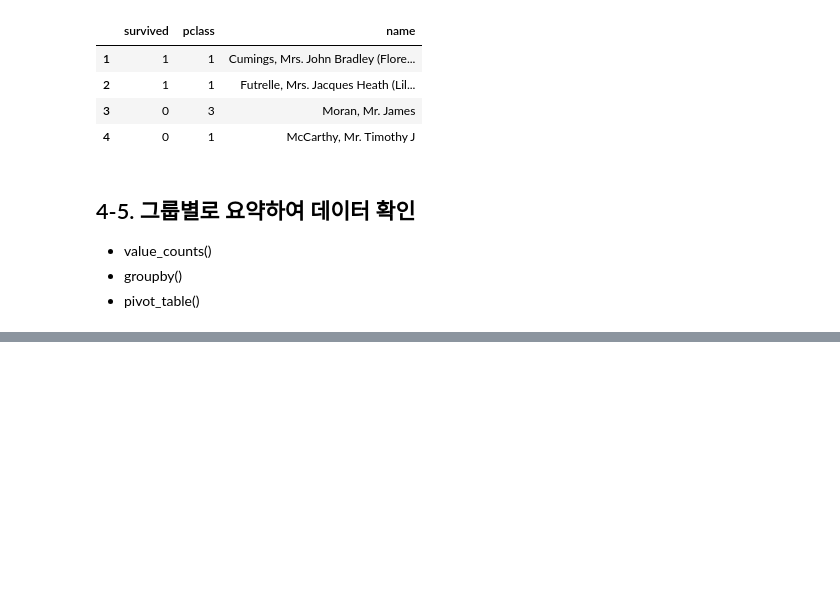
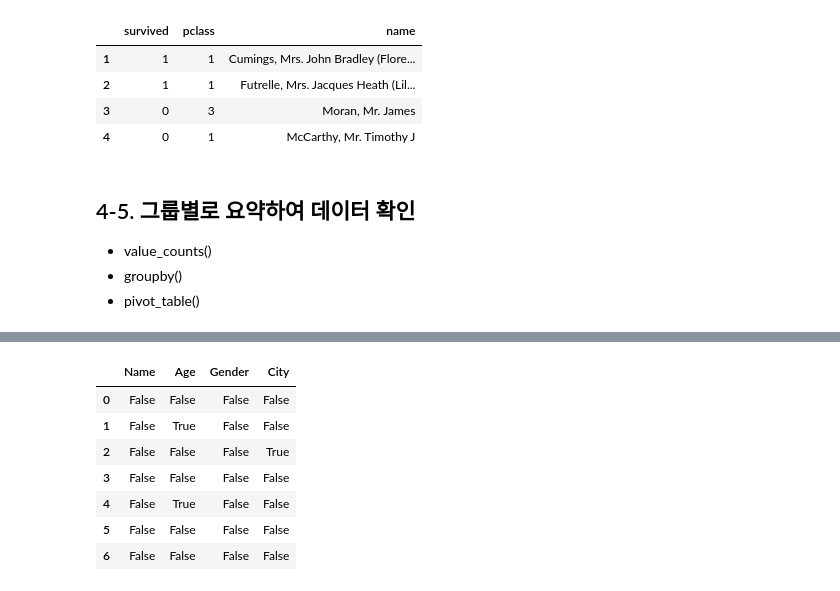
Before and after one commit to Anfaenger-Poly/PyData26, a Jupyter notebook: day05/AI기반데이터분석_04_판다스_데이터처리_실습.ipynb, the cells around one changed output, grey strips where cells are left out. Drawn from its saved outputs; the diff is of its cells as text; code cells hidden in the pictures; blank space fills up the shorter version.

```diff
--- a/day05/AI기반데이터분석_04_판다스_데이터처리_실습.ipynb
+++ b/day05/AI기반데이터분석_04_판다스_데이터처리_실습.ipynb
@@ -996,0 +1148,4 @@ sample_file = 'data/sales_sample.csv'
+# %%
+import pandas as pd
+sample_df = pd.read_csv('../data/sample_data.csv')
+sample_df
@@ -996,0 +1175,11 @@ sample_file = 'data/sales_sample.csv'
+# %%
+sample_df.isna()
+# %% [output]
+|  | Name | Age | Gender | City |
+| 0 | False | False | False | False |
+| 1 | False | True | False | False |
+| 2 | False | False | False | True |
+| 3 | False | False | False | False |
+| 4 | False | True | False | False |
+| 5 | False | False | False | False |
+| 6 | False | False | False | False |
```
Also changed, not shown: parts of 42 cells of this notebook.
